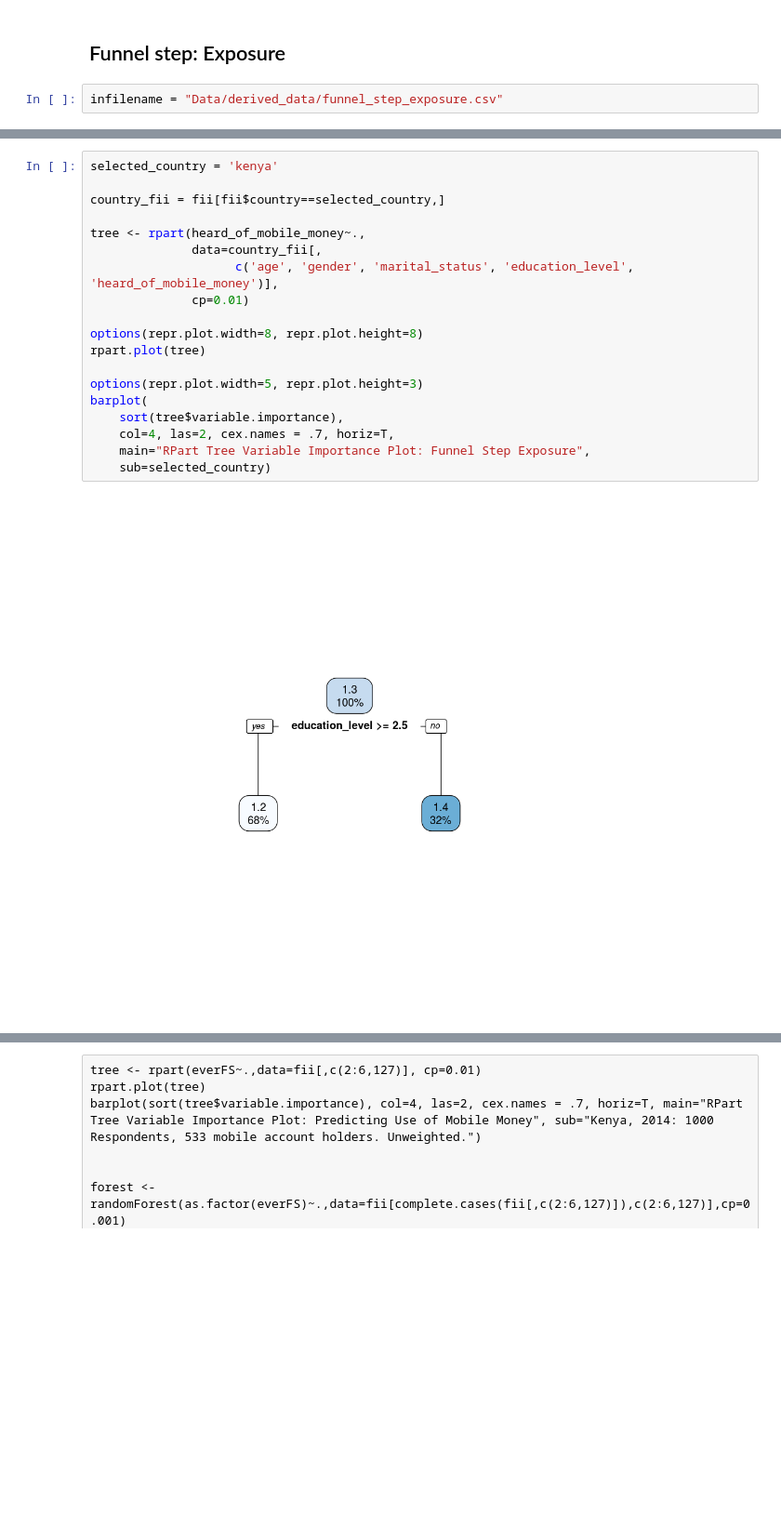
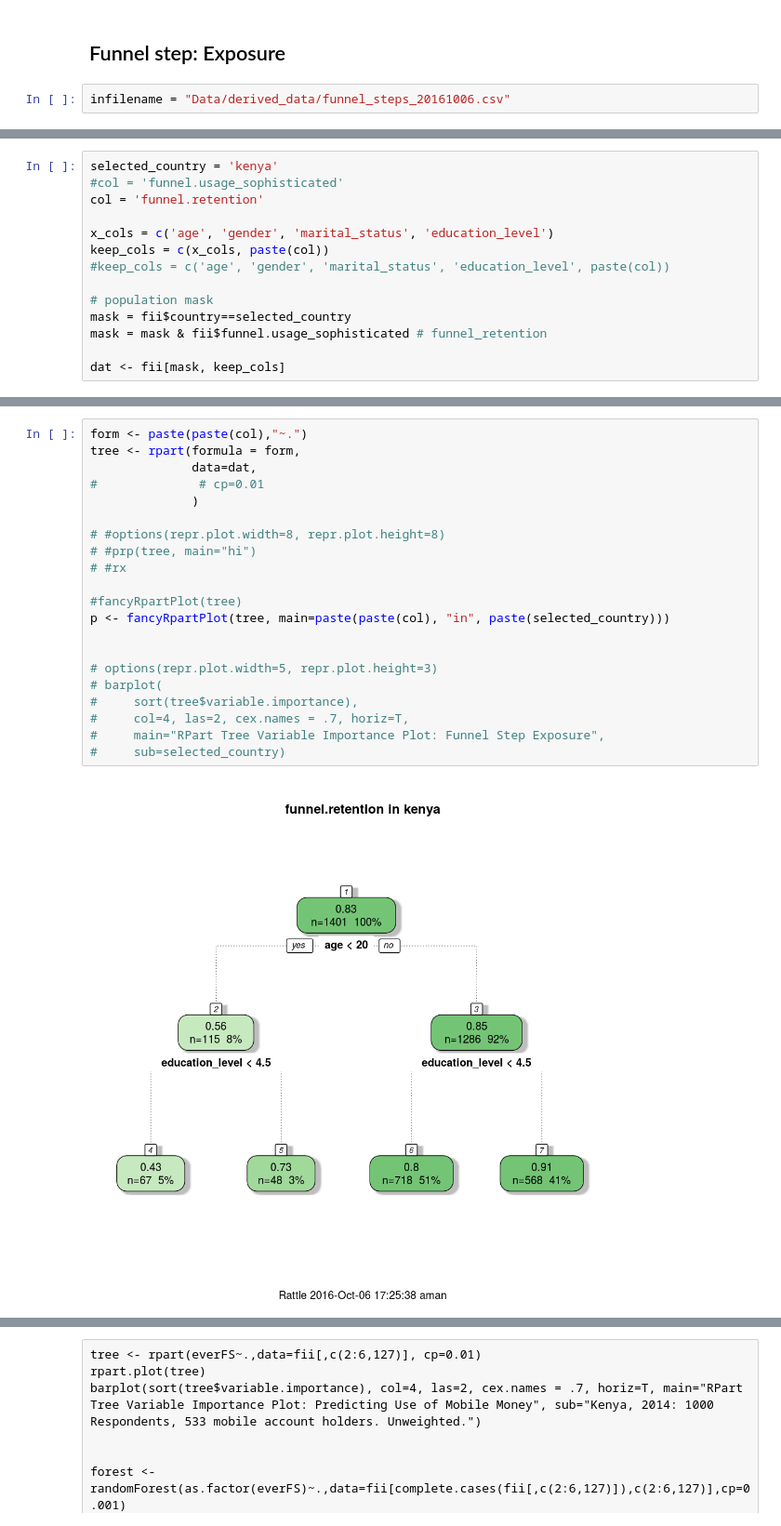
Before and after one commit to cturner500/DoPLER, a Jupyter notebook: R_funnel_analysis.ipynb, the cells around one changed output, grey strips where cells are left out. Shown: that part at 93% size. Cells and saved outputs as stored; diff of their text form; blank space fills up the shorter version.

Commit message:
rerun and complete funnel step analysis

```diff
--- a/R_funnel_analysis.ipynb
+++ b/R_funnel_analysis.ipynb
@@ -12,4 +15,4 @@ Loading required package: Rcpp
 # %% [markdown]
 ## Funnel step: Exposure
 # %%
-infilename = "Data/derived_data/funnel_step_exposure.csv"
+infilename = "Data/derived_data/funnel_steps_20161006.csv"
@@ -42,0 +112,14 @@ names(fii)
+# %%
+selected_country = 'kenya'
+#col = 'funnel.usage_sophisticated'
+col = 'funnel.retention'
+
+x_cols = c('age', 'gender', 'marital_status', 'education_level')
+keep_cols = c(x_cols, paste(col))
+#keep_cols = c('age', 'gender', 'marital_status', 'education_level', paste(col))
+
+# population mask
+mask = fii$country==selected_country
+mask = mask & fii$funnel.usage_sophisticated # funnel_retention
+
+dat <- fii[mask, keep_cols]
@@ -43,21 +128,23 @@ names(fii)
 # %%
-selected_country = 'kenya'
+form <- paste(paste(col),"~.")
+tree <- rpart(formula = form,
+              data=dat,
+#              # cp=0.01
+              )
 
-country_fii = fii[fii$country==selected_country,]
+# #options(repr.plot.width=8, repr.plot.height=8)
+# #prp(tree, main="hi")
+# #rx
 
-tree <- rpart(heard_of_mobile_money~.,
-              data=country_fii[,
-                    c('age', 'gender', 'marital_status', 'education_level', 'heard_of_mobile_money')],
-              cp=0.01)
+#fancyRpartPlot(tree)
+p <- fancyRpartPlot(tree, main=paste(paste(col), "in", paste(selected_country)))
 
-options(repr.plot.width=8, repr.plot.height=8)
-rpart.plot(tree)
 
-options(repr.plot.width=5, repr.plot.height=3)
-barplot(
-    sort(tree$variable.importance),
-    col=4, las=2, cex.names = .7, horiz=T,
-    main="RPart Tree Variable Importance Plot: Funnel Step Exposure",
-    sub=selected_country)
+# options(repr.plot.width=5, repr.plot.height=3)
+# barplot(
+#     sort(tree$variable.importance),
+#     col=4, las=2, cex.names = .7, horiz=T,
+#     main="RPart Tree Variable Importance Plot: Funnel Step Exposure",
+#     sub=selected_country)
 # %% [output]
-[figure, old version]
+[figure, new version]
```
Also changed, not shown: parts of 20 cells of this notebook, 3 other files.
